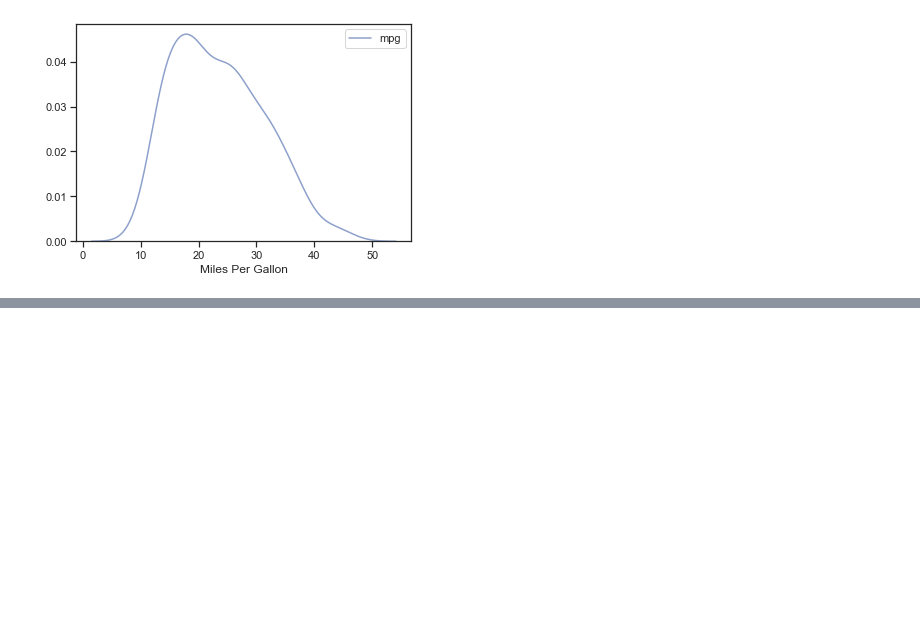
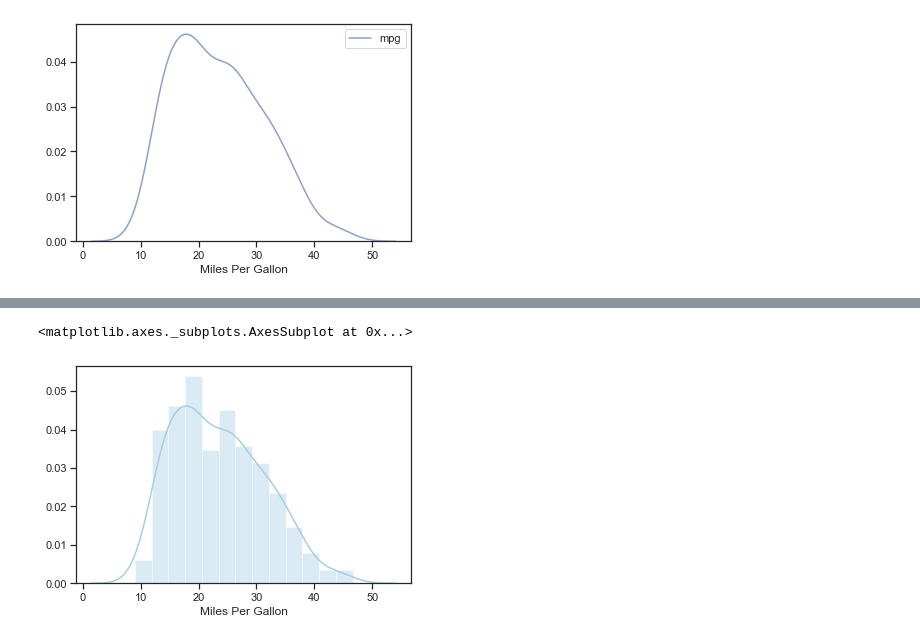
Before and after one commit to PeterDeWeirdt/GPPlotting, a Jupyter notebook: notebooks/distplots_kdeplots.ipynb, the cells around one changed output, grey strips where cells are left out. Cells and saved outputs as stored; diff of their text form; code cells hidden in the pictures; blank space fills up the shorter version.

```diff
--- a/notebooks/distplots_kdeplots.ipynb
+++ b/notebooks/distplots_kdeplots.ipynb
@@ -49,0 +51,8 @@ sns.distplot(df, hist = False, color="#8da0cb", axlabel="Miles Per Gallon", labe
+# %%
+#setting style of plot. Color codes allow colors to be called using the ColorBlender id.
+sns.set(style="ticks", palette="Paired", color_codes=True)
+# %%
+sns.distplot(df,axlabel="Miles Per Gallon")
+# %% [output]
+<matplotlib.axes._subplots.AxesSubplot at 0x...>
+[figure, added]
```
Also changed, not shown: parts of 22 cells of this notebook, 1 other file.
